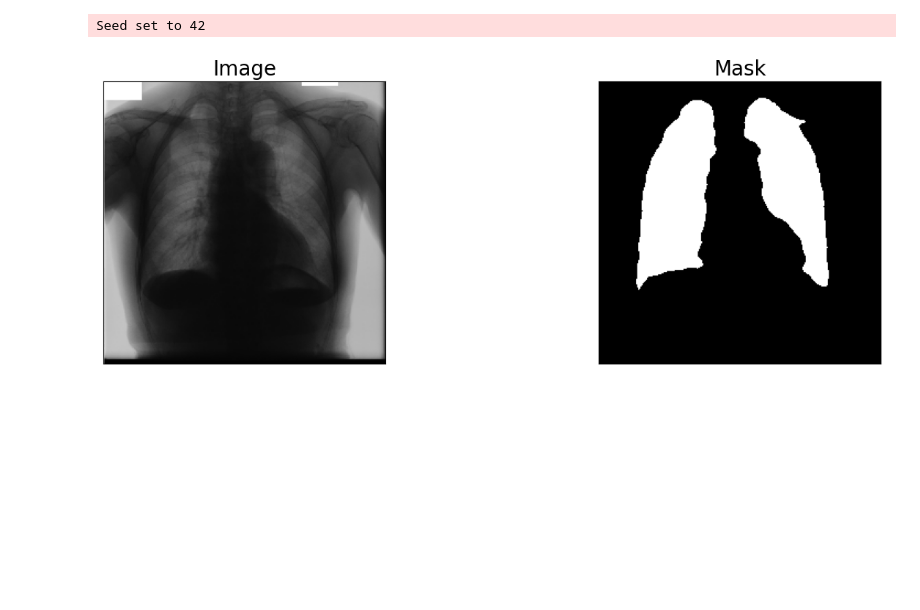
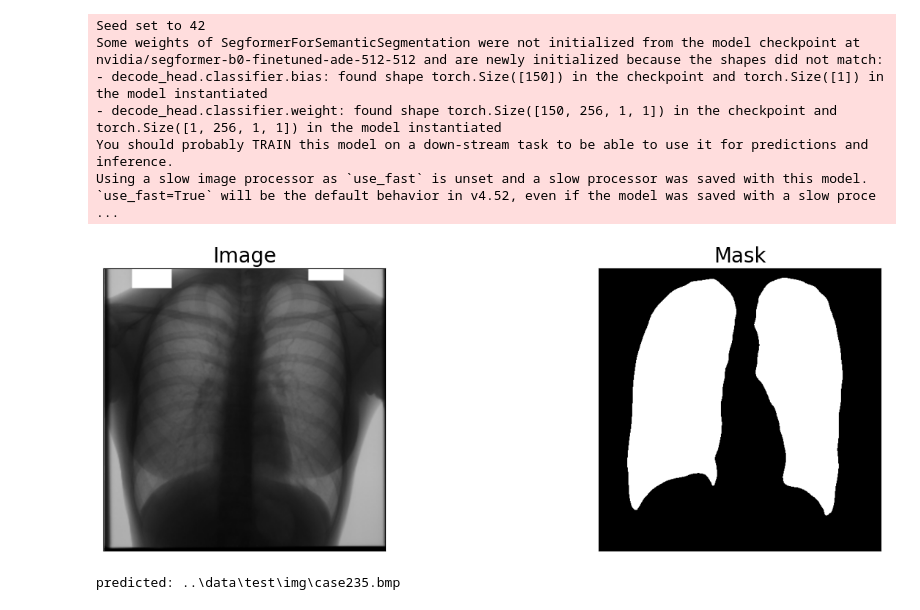
Before and after one commit to atk78/image_segmentation, a Jupyter notebook: scripts/check_model.ipynb, the cells around one changed output. Saved outputs shown, nothing was run; the diff lists cells and outputs as text; code cells hidden in the pictures; blank space fills up the shorter version.

Commit message:
multi models

```diff
--- a/scripts/check_model.ipynb
+++ b/scripts/check_model.ipynb
@@ -1,47 +1,34 @@
 # %%
 from pathlib import Path
-import cv2
-import matplotlib.pyplot as plt
+import torch
 
-import torch
-import segmentation_models_pytorch as smp
-from image_segmentation.train import load_params
-from image_segmentation.augm import get_preprocessing
-from image_segmentation.visualize import visualize
+from image_segmentation.predict import predict
 
+# モデルディレクトリとテスト画像のパスを指定
+model_dir = Path("./../model")
+test_image = Path("./../data/test/img/case235.bmp")
 
-config_path = "./../model/params.yaml"
-params = load_params(Path(config_path))
-model_params = params.get("MODEL", {})
-encoder = model_params.get("ENCODER")
-encoder_weights = model_params.get("ENCODER_WEIGHTS")
-classes = model_params.get("CLASSES")
-model = smp.create_model(
-    model_params.get("ARCHITECTURE"),
-    encoder_name=encoder,
-    encoder_weights=encoder_weights,
-    in_channels=3,
-    classes=len(classes),
+device = "cuda" if torch.cuda.is_available() else "cpu"
+
+# 推論を実行（最初の1枚を可視化）
+results = predict(
+    image_path_or_dir=test_image,
+    model_dir=model_dir,
+    device=device,
+    visualize_result=True,
+    threshold=0.4,
 )
-model.load_state_dict(torch.load("./../model/best_model.pth"))
-model.eval()
 
-test_img = cv2.imread("./../data/test/img/case225.bmp")
-test_img = cv2.cvtColor(test_img, cv2.COLOR_BGR2RGB)
-test_img = cv2.resize(test_img, (256, 256))
-
-preprocessing_fn = smp.encoders.get_preprocessing_fn(encoder, encoder_weights)
-input_img = preprocessing_fn(test_img)
-
-with torch.no_grad():
-    x_tensor = torch.from_numpy(input_img.transpose(2, 0, 1)).to("cpu").unsqueeze(0).float()
-    pr_mask = model(x_tensor)
-    pr_mask = torch.sigmoid(pr_mask)
-    pr_mask = (pr_mask.squeeze().cpu().numpy().round())
-    visualize(
-        image=test_img,
-        mask=pr_mask
-    )
+# 結果の中身を軽く確認
+for path, img, mask in results:
+    print(f"predicted: {path}")
+    break
 # %% [output]
 Seed set to 42
+Some weights of SegformerForSemanticSegmentation were not initialized from the model checkpoint at nvidia/segformer-b0-finetuned-ade-512-512 and are newly initialized because the shapes did not match:
+- decode_head.classifier.bias: found shape torch.Size([150]) in the checkpoint and torch.Size([1]) in the model instantiated
+- decode_head.classifier.weight: found shape torch.Size([150, 256, 1, 1]) in the checkpoint and torch.Size([1, 256, 1, 1]) in the model instantiated
+You should probably TRAIN this model on a down-stream task to be able to use it for predictions and inference.
+Using a slow image processor as `use_fast` is unset and a slow processor was saved with this model. `use_fast=True` will be the default behavior in v4.52, even if the model was saved with a slow proce ...
-[figure, old version]
+[figure, new version]
+predicted: ..\data\test\img\case235.bmp
```
Also changed, not shown: 12 other files.
